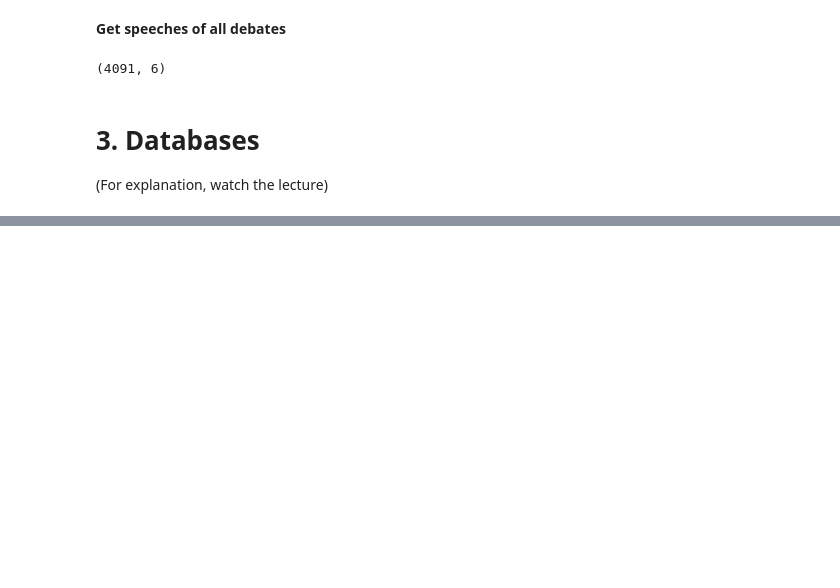
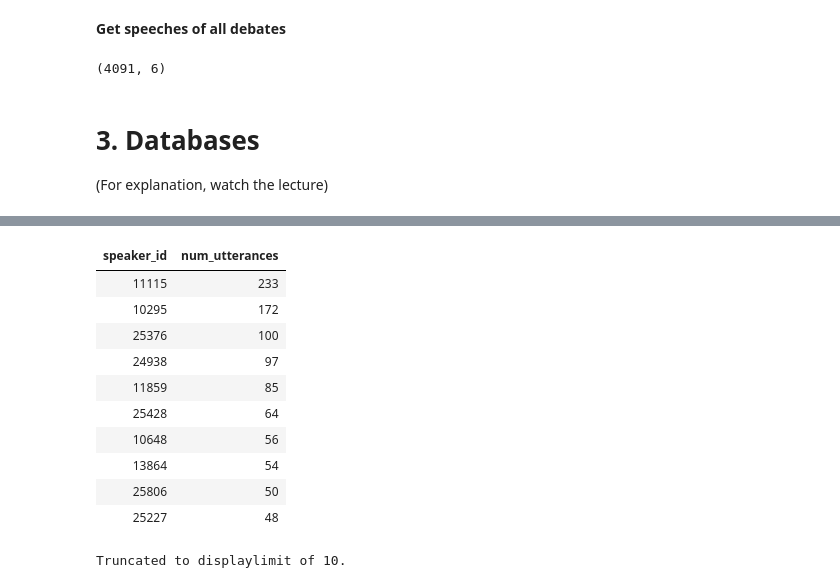
Before and after one commit to ZCLiu35/w10-data-reshaping-tricks, a Jupyter notebook: notebooks/NB01-collect-data.ipynb, the cells around one changed output, grey strips where cells are left out. Drawn from its saved outputs; the diff is of its cells as text; code cells hidden in the pictures; blank space fills up the shorter version.

```diff
--- a/notebooks/NB01-collect-data.ipynb
+++ b/notebooks/NB01-collect-data.ipynb
@@ -159,0 +282,26 @@ df_speeches.shape
+# %%
+%%sql discordia
+
+-- How many utterances were said by each speaker?
+SELECT
+    speaker_id,
+    COUNT(*) AS num_utterances
+FROM
+    speeches
+GROUP BY speaker_id
+ORDER BY
+    num_utterances DESC
+LIMIT 10
+# %% [output]
+| speaker_id | num_utterances |
+| 11115 | 233 |
+| 10295 | 172 |
+| 25376 | 100 |
+| 24938 | 97 |
+| 11859 | 85 |
+| 25428 | 64 |
+| 10648 | 56 |
+| 13864 | 54 |
+| 25806 | 50 |
+| 25227 | 48 |
+Truncated to displaylimit of 10.
```
Also changed, not shown: parts of 18 cells of this notebook.
